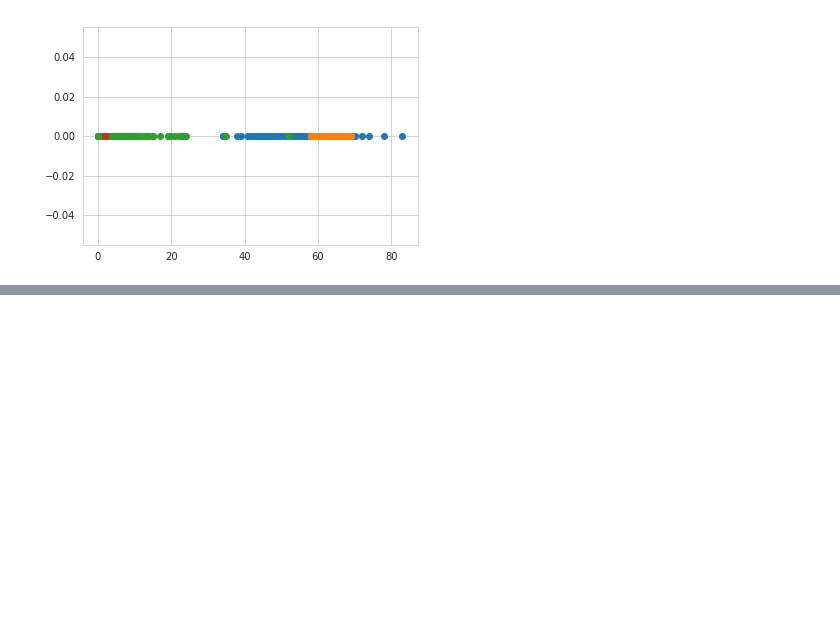
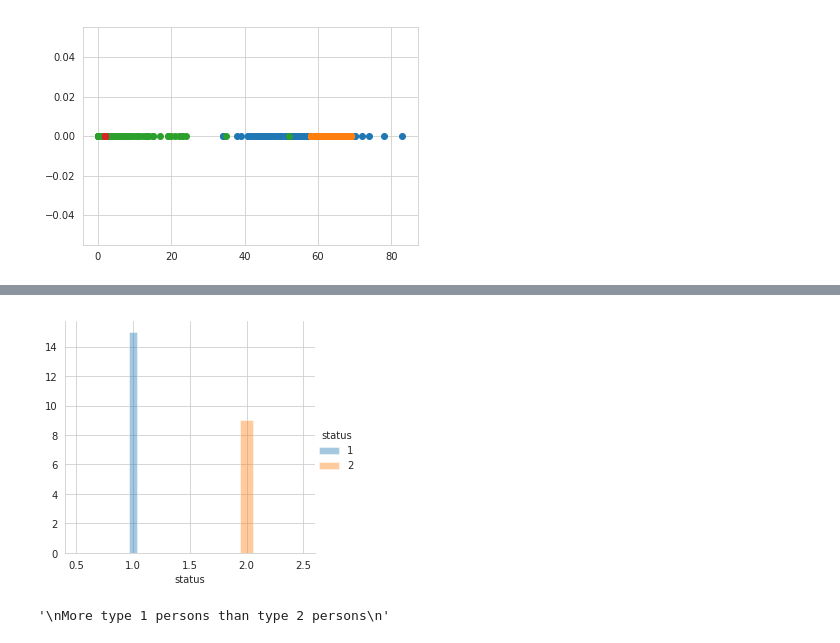
Before and after one commit to TheMLEngineer/Machine-Learning-Assignments, a Jupyter notebook: EDA.ipynb, the cells around one changed output, grey strips where cells are left out. Saved outputs shown, nothing was run; the diff lists cells and outputs as text; code cells hidden in the pictures; blank space fills up the shorter version.

```diff
--- a/EDA.ipynb
+++ b/EDA.ipynb
@@ -275,0 +297,9 @@ So we go for further plotting techniques
+# %%
+sns.FacetGrid(haberman , hue = 'status' , size = 4).map(sns.distplot,'status').add_legend()
+plt.show()
+'''
+More type 1 persons than type 2 persons
+'''
+# %% [output]
+[figure, added]
+'\nMore type 1 persons than type 2 persons\n'
```
Also changed, not shown: parts of 3 cells of this notebook.
